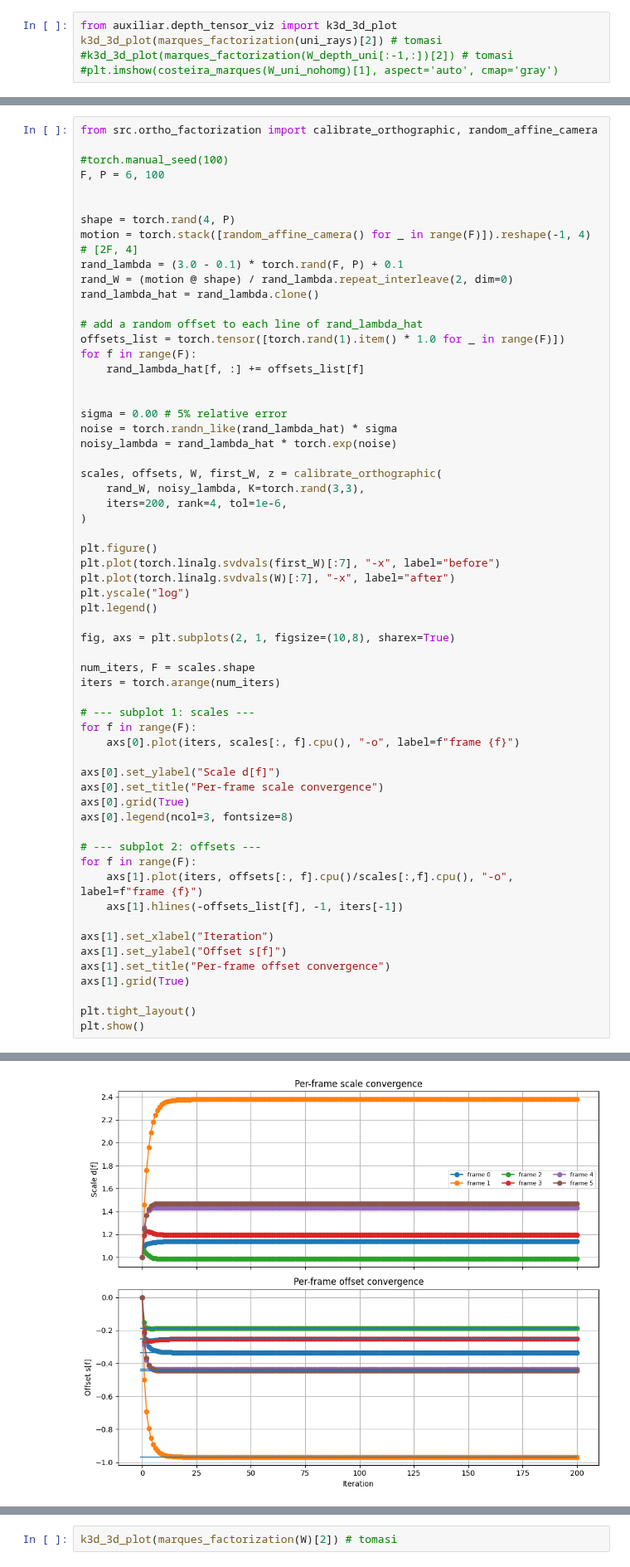
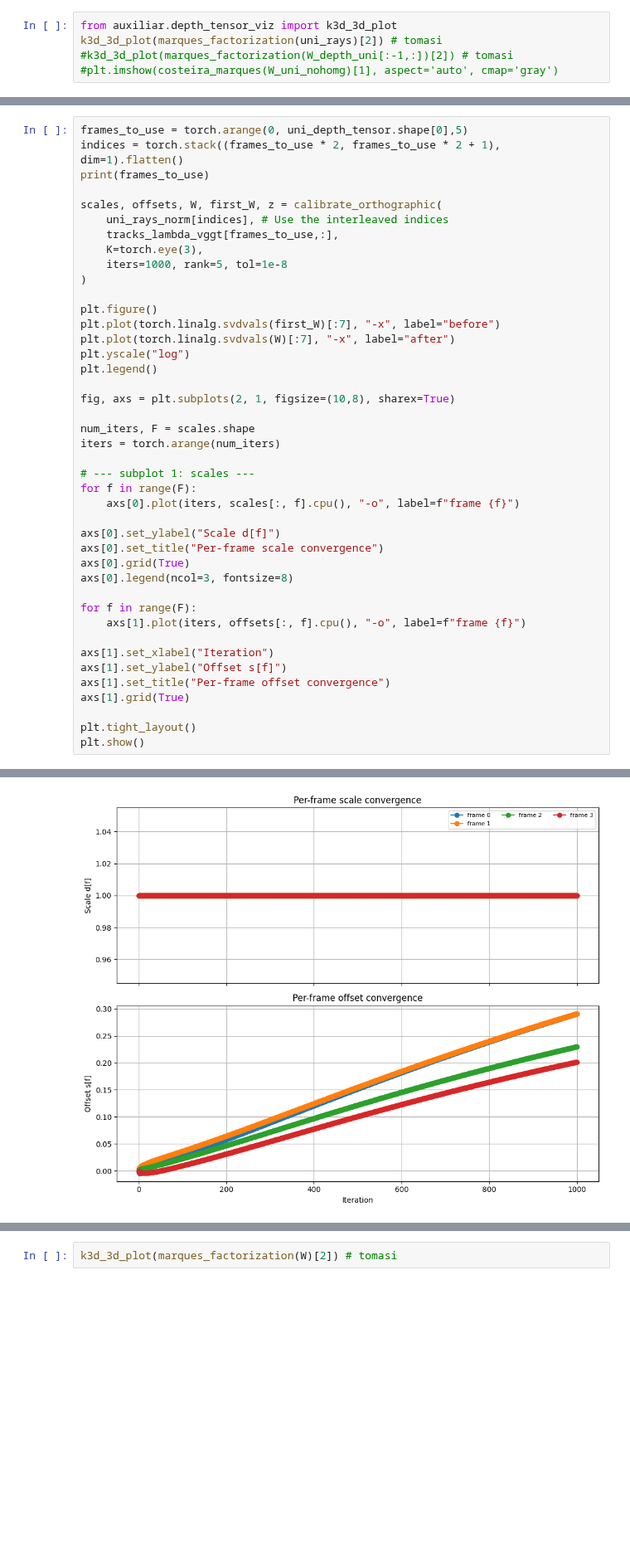
Before and after one commit to manel-ferreira-01/trackers, a Jupyter notebook: test.ipynb, the cells around one changed output, grey strips where cells are left out. Shown at 83% size. Saved outputs shown, nothing was run; the diff lists cells and outputs as text; blank space fills up the shorter version.

```diff
--- a/test.ipynb
+++ b/test.ipynb
@@ -601,29 +692,13 @@ tensor(0.9968) tensor(1.0028)
 # %%
-from src.ortho_factorization import calibrate_orthographic, random_affine_camera
-
-#torch.manual_seed(100)
-F, P = 6, 100
-
-
-shape = torch.rand(4, P)
-motion = torch.stack([random_affine_camera() for _ in range(F)]).reshape(-1, 4)  # [2F, 4]
-rand_lambda = (3.0 - 0.1) * torch.rand(F, P) + 0.1
-rand_W = (motion @ shape) / rand_lambda.repeat_interleave(2, dim=0)
-rand_lambda_hat = rand_lambda.clone()
-
-# add a random offset to each line of rand_lambda_hat
-offsets_list = torch.tensor([torch.rand(1).item() * 1.0 for _ in range(F)])
-for f in range(F):
-    rand_lambda_hat[f, :] += offsets_list[f]
-
-
-sigma = 0.00 # 5% relative error
-noise = torch.randn_like(rand_lambda_hat) * sigma
-noisy_lambda = rand_lambda_hat * torch.exp(noise)
+frames_to_use = torch.arange(0, uni_depth_tensor.shape[0],5)
+indices = torch.stack((frames_to_use * 2, frames_to_use * 2 + 1), dim=1).flatten()
+print(frames_to_use)
 
 scales, offsets, W, first_W, z = calibrate_orthographic(
-    rand_W, noisy_lambda, K=torch.rand(3,3),
-    iters=200, rank=4, tol=1e-6,
+    uni_rays_norm[indices], # Use the interleaved indices
+    tracks_lambda_vggt[frames_to_use,:],
+    K=torch.eye(3),
+    iters=1000, rank=5, tol=1e-8
 )
 
 plt.figure()
@@ -646,10 +721,8 @@ axs[0].set_title("Per-frame scale convergence")
 axs[0].grid(True)
 axs[0].legend(ncol=3, fontsize=8)
 
-# --- subplot 2: offsets ---
 for f in range(F):
-    axs[1].plot(iters, offsets[:, f].cpu()/scales[:,f].cpu(), "-o", label=f"frame {f}")
-    axs[1].hlines(-offsets_list[f], -1, iters[-1])
+    axs[1].plot(iters, offsets[:, f].cpu(), "-o", label=f"frame {f}")
 
 axs[1].set_xlabel("Iteration")
 axs[1].set_ylabel("Offset s[f]")
@@ -663 +737 @@ plt.show()
-[figure, old version]
+[figure, new version]
```
Also changed, not shown: parts of 19 cells of this notebook, 2 other files.
